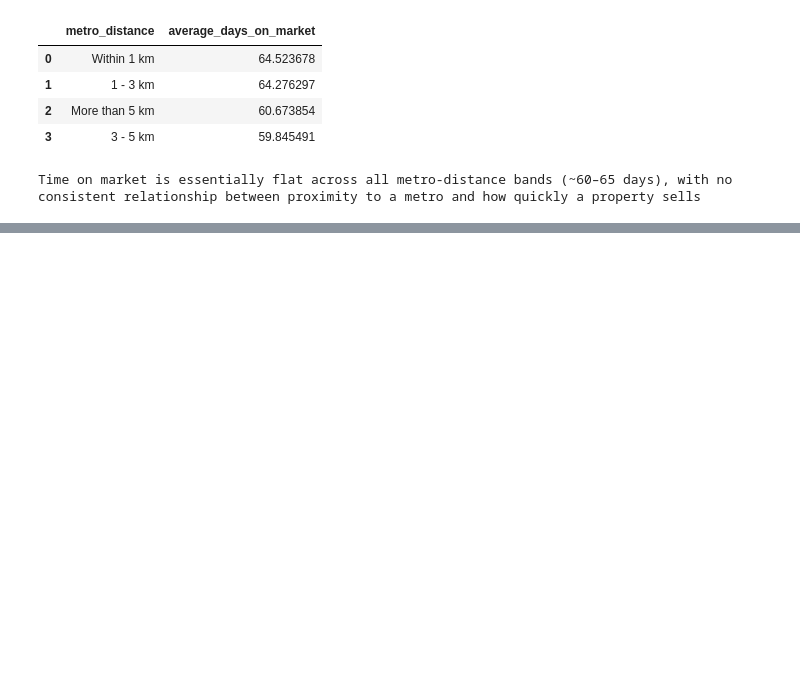
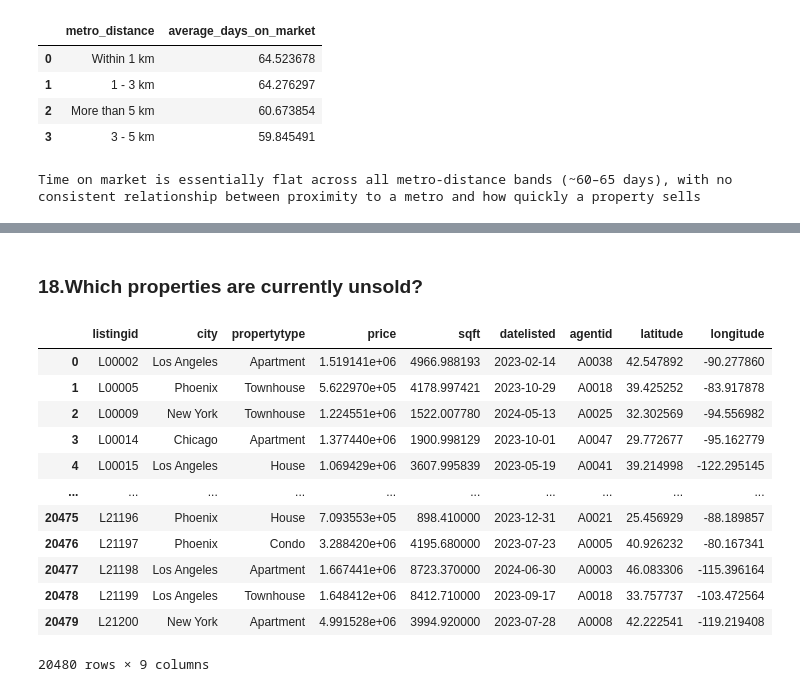
Before and after one commit to mukundnaramesh2605/guvi-python-sql-pandas-project-1, a Jupyter notebook: project.ipynb, the cells around one changed output, grey strips where cells are left out. Cells and saved outputs as stored; diff of their text form; code cells hidden in the pictures; blank space fills up the shorter version.

```diff
--- a/project.ipynb
+++ b/project.ipynb
@@ -926,0 +962,23 @@ Time on market is essentially flat across all metro-distance bands (~60–65 day
+# %% [markdown]
+### 18.Which properties are currently unsold?
+# %%
+query18 = """
+select * from listings l
+where NOT EXISTS (select 1 from sales s where s.listingid = l.listingid);
+"""
+result18 = pd.read_sql(query18, conn)
+display(result18)
+# %% [output]
+|  | listingid | city | propertytype | price | sqft | datelisted | agentid | latitude | longitude |
+| 0 | L00002 | Los Angeles | Apartment | 1.519141e+06 | 4966.988193 | 2023-02-14 | A0038 | 42.547892 | -90.277860 |
+| 1 | L00005 | Phoenix | Townhouse | 5.622970e+05 | 4178.997421 | 2023-10-29 | A0018 | 39.425252 | -83.917878 |
+| 2 | L00009 | New York | Townhouse | 1.224551e+06 | 1522.007780 | 2024-05-13 | A0025 | 32.302569 | -94.556982 |
+| 3 | L00014 | Chicago | Apartment | 1.377440e+06 | 1900.998129 | 2023-10-01 | A0047 | 29.772677 | -95.162779 |
+| 4 | L00015 | Los Angeles | House | 1.069429e+06 | 3607.995839 | 2023-05-19 | A0041 | 39.214998 | -122.295145 |
+| ... | ... | ... | ... | ... | ... | ... | ... | ... | ... |
+| 20475 | L21196 | Phoenix | House | 7.093553e+05 | 898.410000 | 2023-12-31 | A0021 | 25.456929 | -88.189857 |
+| 20476 | L21197 | Phoenix | Condo | 3.288420e+06 | 4195.680000 | 2023-07-23 | A0005 | 40.926232 | -80.167341 |
+| 20477 | L21198 | Los Angeles | Apartment | 1.667441e+06 | 8723.370000 | 2024-06-30 | A0003 | 46.083306 | -115.396164 |
+| 20478 | L21199 | Los Angeles | Townhouse | 1.648412e+06 | 8412.710000 | 2023-09-17 | A0018 | 33.757737 | -103.472564 |
+| 20479 | L21200 | New York | Apartment | 4.991528e+06 | 3994.920000 | 2023-07-28 | A0008 | 42.222541 | -119.219408 |
+20480 rows × 9 columns
```
Also changed, not shown: parts of 3 cells of this notebook.
